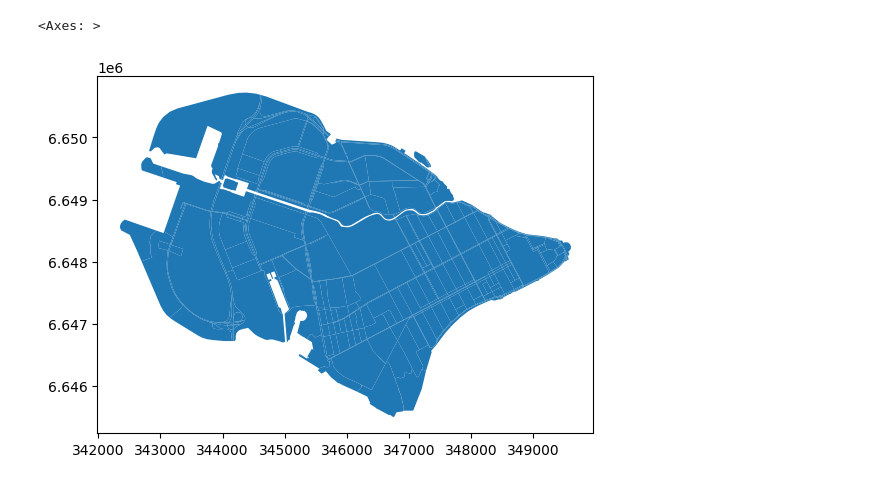
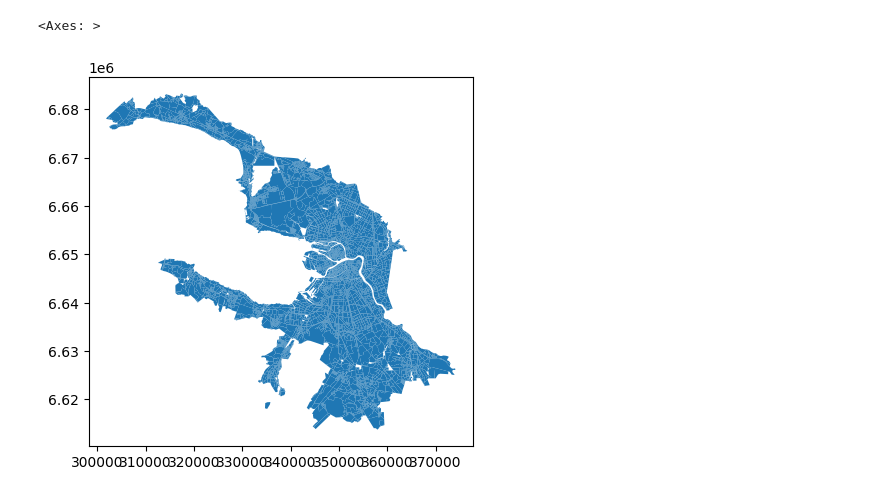
Before and after one commit to vasilstar97/lu-igi, a Jupyter notebook: examples/neighbor.ipynb, the cells around one changed output. Saved outputs shown, nothing was run; the diff lists cells and outputs as text; code cells hidden in the pictures.

```diff
--- a/examples/neighbor.ipynb
+++ b/examples/neighbor.ipynb
@@ -1,12 +1,12 @@
 # %%
 import geopandas as gpd
 import osmnx as ox
 
 blocks_gdf = gpd.read_parquet('./data/blocks.parquet')
 query = 'Санкт Петербург, Васильевский остров'
 mask_gdf = ox.features_from_place(query, tags={'boundary':'administrative'}).to_crs(blocks_gdf.crs)
-blocks_gdf = blocks_gdf[blocks_gdf.intersects(mask_gdf.unary_union)]
+# blocks_gdf = blocks_gdf[blocks_gdf.intersects(mask_gdf.unary_union)]
 blocks_gdf.plot()
 # %% [output]
 <Axes: >
-[figure, old version]
+[figure, new version]
```
Also changed, not shown: parts of 26 cells of this notebook.
